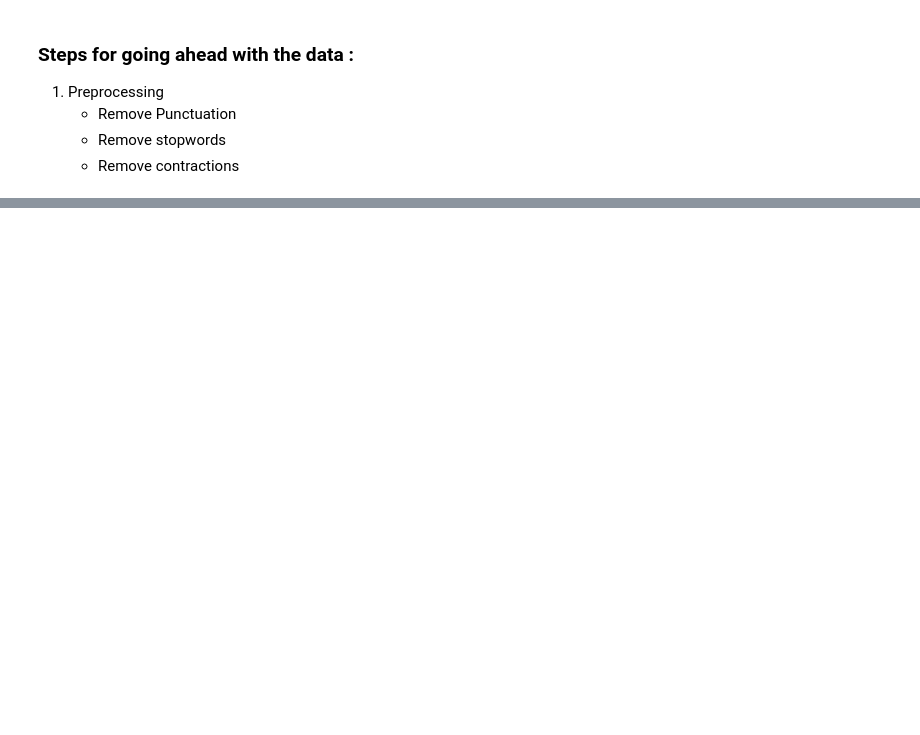
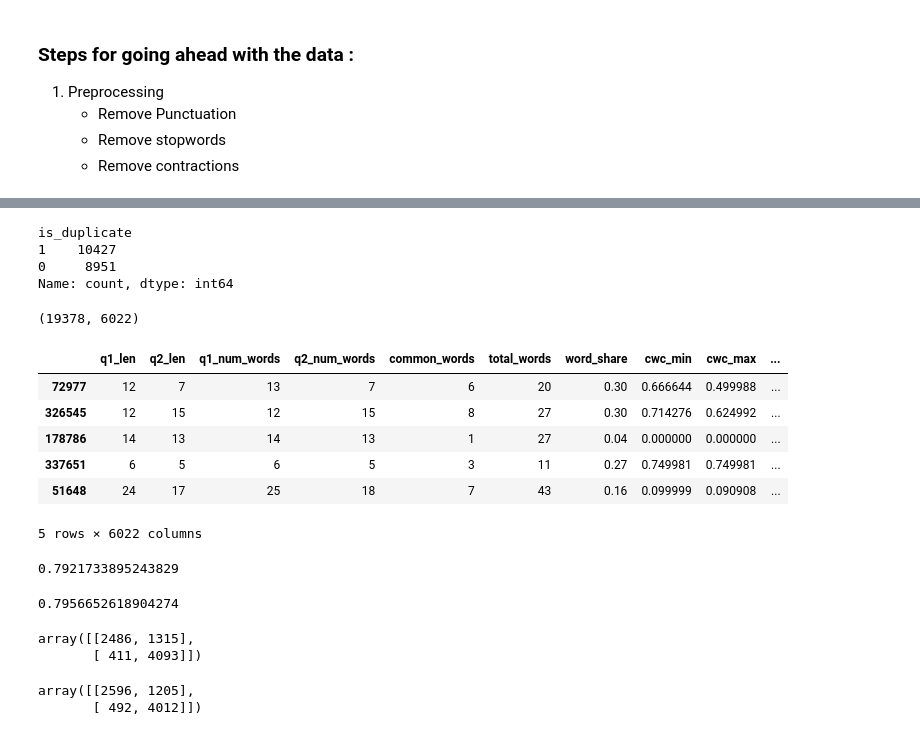
Before and after one commit to shekhar-banerjee96/Quora_Question_Pairs, a Jupyter notebook: skb-quora-question-pairs.ipynb, the cells around one changed output, grey strips where cells are left out. Saved outputs shown, nothing was run; the diff lists cells and outputs as text; code cells hidden in the pictures; blank space fills up the shorter version.

Commit message:
Kaggle Notebook | Skb_Quora_Question_Pairs | Version 15

```diff
--- a/skb-quora-question-pairs.ipynb
+++ b/skb-quora-question-pairs.ipynb
@@ -48,4 +66,4 @@ df.head()
 # %%
-df.drop(['id','qid1','qid2'],axis=1,inplace=True)
+df.drop(['id'],axis=1,inplace=True)
 # %%
 df['is_duplicate'].value_counts(normalize=True)
@@ -454,7 +624,7 @@ questions = list(df['question1']) + list(df['question2'])
 cv = TfidfVectorizer(max_features=3000)
 q1_arr, q2_arr = np.vsplit(cv.fit_transform(questions).toarray(),2)
 # %%
-df = df.drop(['question1', 'question2'],axis=1)
+df = df.drop(['question1', 'question2','qid1','qid2'],axis=1)
 
 final_df = pd.concat([df, pd.DataFrame(q1_arr, index=df.index), pd.DataFrame(q2_arr, index= df.index)], axis=1)
 print(final_df.shape)
@@ -473,8 +652,25 @@ from sklearn.model_selection import train_test_split
 X_train,X_test,y_train,y_test = train_test_split(X,y,test_size=0.3,random_state=101)
 # %%
 y_train.value_counts()
+# %% [output]
+is_duplicate
+1    10427
+0     8951
+Name: count, dtype: int64
 # %%
 X_train.shape
+# %% [output]
+(19378, 6022)
+# %%
+X_train.head()
+# %% [output]
+|  | q1_len | q2_len | q1_num_words | q2_num_words | common_words | total_words | word_share | cwc_min | cwc_max | ... |
+| 72977 | 12 | 7 | 13 | 7 | 6 | 20 | 0.30 | 0.666644 | 0.499988 | ... |
+| 326545 | 12 | 15 | 12 | 15 | 8 | 27 | 0.30 | 0.714276 | 0.624992 | ... |
+| 178786 | 14 | 13 | 14 | 13 | 1 | 27 | 0.04 | 0.000000 | 0.000000 | ... |
+| 337651 | 6 | 5 | 6 | 5 | 3 | 11 | 0.27 | 0.749981 | 0.749981 | ... |
+| 51648 | 24 | 17 | 25 | 18 | 7 | 43 | 0.16 | 0.099999 | 0.090908 | ... |
+5 rows × 6022 columns
 # %%
 from sklearn.ensemble import RandomForestClassifier
 from sklearn.metrics import accuracy_score
@@ -484,6 +680,8 @@ rf = RandomForestClassifier()
 rf.fit(X_train,y_train)
 y_pred = rf.predict(X_test)
 accuracy_score(y_test,y_pred)
+# %% [output]
+0.7921733895243829
 # %%
 
 from xgboost import XGBClassifier
@@ -491,13 +689,21 @@ xgb = XGBClassifier()
 xgb.fit(X_train.values,y_train.values)
 y_pred1 = xgb.predict(X_test.values)
 accuracy_score(y_test.values,y_pred1)
+# %% [output]
+0.7956652618904274
 # %%
 from sklearn.metrics import confusion_matrix , classification_report
 # %%
 # for random forest model
 confusion_matrix(y_test,y_pred)
+# %% [output]
+array([[2486, 1315],
+       [ 411, 4093]])
 # %%
 # for xgboost model
 confusion_matrix(y_test,y_pred1)
+# %% [output]
+array([[2596, 1205],
+       [ 492, 4012]])
 # %%
 print(classification_report(y_test,y_pred))
```
Also changed, not shown: parts of 36 cells of this notebook.
